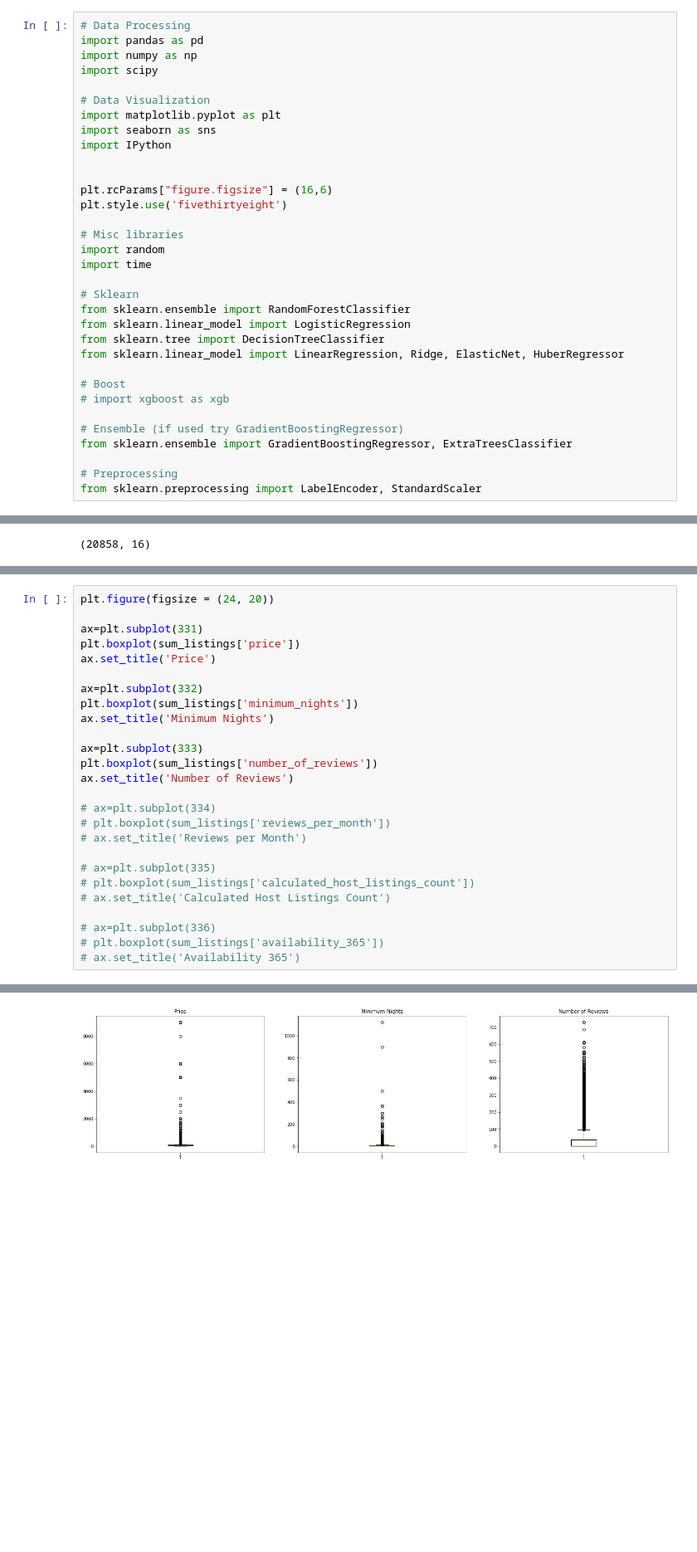
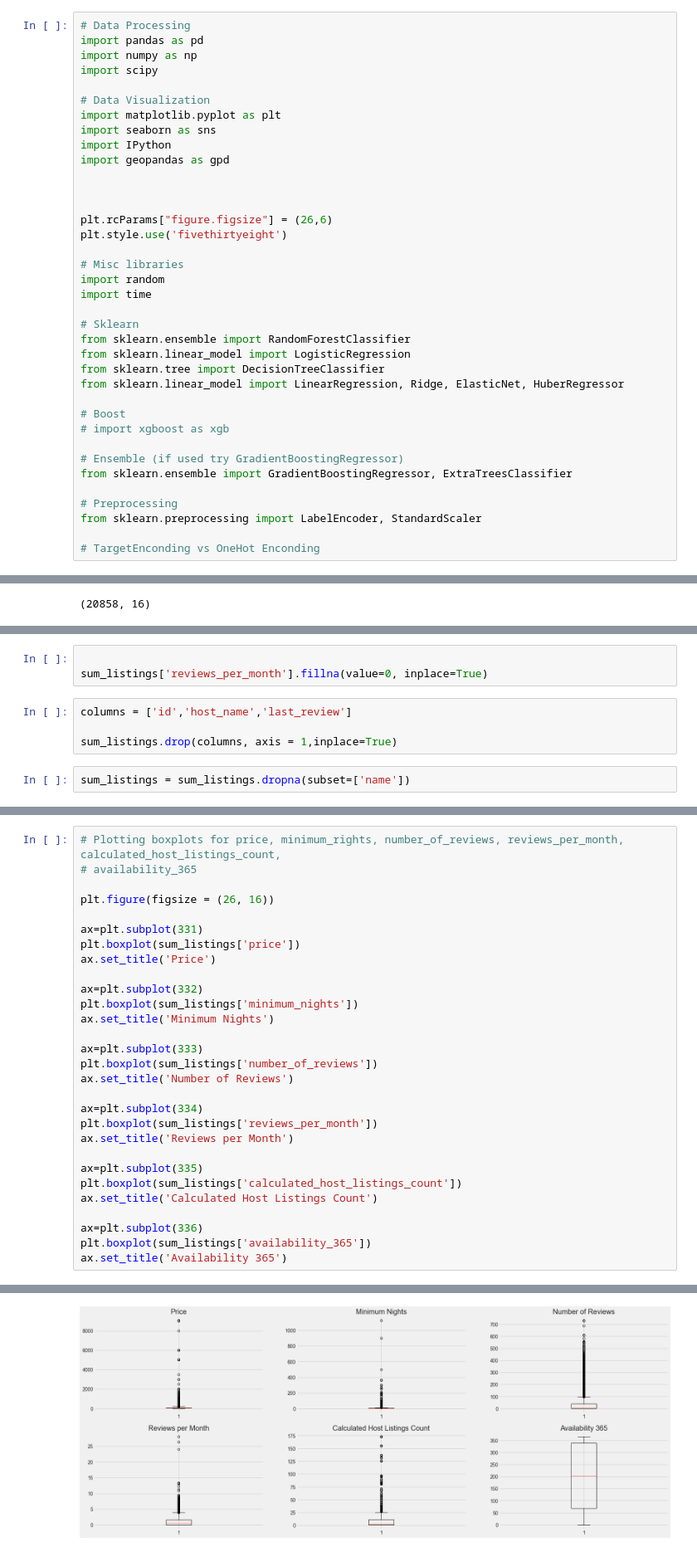
Before and after one commit to dinisoliveirac/AirbnbSmarter-Pricing-Predictor, a Jupyter notebook: airbnb_barcelona.ipynb, the cells around one changed output, grey strips where cells are left out. Shown at 83% size. Cells and saved outputs as stored; diff of their text form; blank space fills up the shorter version.

```diff
--- a/airbnb_barcelona.ipynb
+++ b/airbnb_barcelona.ipynb
@@ -27,9 +29,11 @@ import scipy
 import matplotlib.pyplot as plt
 import seaborn as sns
 import IPython
+import geopandas as gpd
 
 
-plt.rcParams["figure.figsize"] = (16,6)
+
+plt.rcParams["figure.figsize"] = (26,6)
 plt.style.use('fivethirtyeight')
 
 # Misc libraries
@@ -50,6 +54,8 @@ from sklearn.ensemble import GradientBoostingRegressor, ExtraTreesClassifier
 
 # Preprocessing
 from sklearn.preprocessing import LabelEncoder, StandardScaler
+
+# TargetEnconding vs OneHot Enconding
 # %%
 # Detailed Calendar Data for listings in Barcelona
 calendar = pd.read_csv('/Users/Dinis/Ironhack/Projects/airbnb_final_project/data/calendar.csv')
@@ -192,3 +162,12 @@ dtype: object
+# %%
+
+sum_listings['reviews_per_month'].fillna(value=0, inplace=True)
+# %%
+columns = ['id','host_name','last_review']
+
+sum_listings.drop(columns, axis = 1,inplace=True)
+# %%
+sum_listings = sum_listings.dropna(subset=['name'])
 # %%
 sum_listings.isnull().sum()
 # %% [output]
@@ -211,6 +187,9 @@ availability_365                     0
 dtype: int64
 # %%
-plt.figure(figsize = (24, 20))
+# Plotting boxplots for price, minimum_rights, number_of_reviews, reviews_per_month, calculated_host_listings_count,
+# availability_365
+
+plt.figure(figsize = (26, 16))
 
 ax=plt.subplot(331)
 plt.boxplot(sum_listings['price'])
@@ -224,15 +203,15 @@ ax=plt.subplot(333)
 plt.boxplot(sum_listings['number_of_reviews'])
 ax.set_title('Number of Reviews')
 
-# ax=plt.subplot(334)
-# plt.boxplot(sum_listings['reviews_per_month'])
-# ax.set_title('Reviews per Month')
+ax=plt.subplot(334)
+plt.boxplot(sum_listings['reviews_per_month'])
+ax.set_title('Reviews per Month')
 
-# ax=plt.subplot(335)
-# plt.boxplot(sum_listings['calculated_host_listings_count'])
-# ax.set_title('Calculated Host Listings Count')
+ax=plt.subplot(335)
+plt.boxplot(sum_listings['calculated_host_listings_count'])
+ax.set_title('Calculated Host Listings Count')
 
-# ax=plt.subplot(336)
-# plt.boxplot(sum_listings['availability_365'])
-# ax.set_title('Availability 365')
+ax=plt.subplot(336)
+plt.boxplot(sum_listings['availability_365'])
+ax.set_title('Availability 365')
 # %% [output]
@@ -240 +219 @@ Text(0.5, 1.0, 'Number of Reviews')
-[figure, old version]
+[figure, new version]
```
Also changed, not shown: parts of 55 cells of this notebook.
